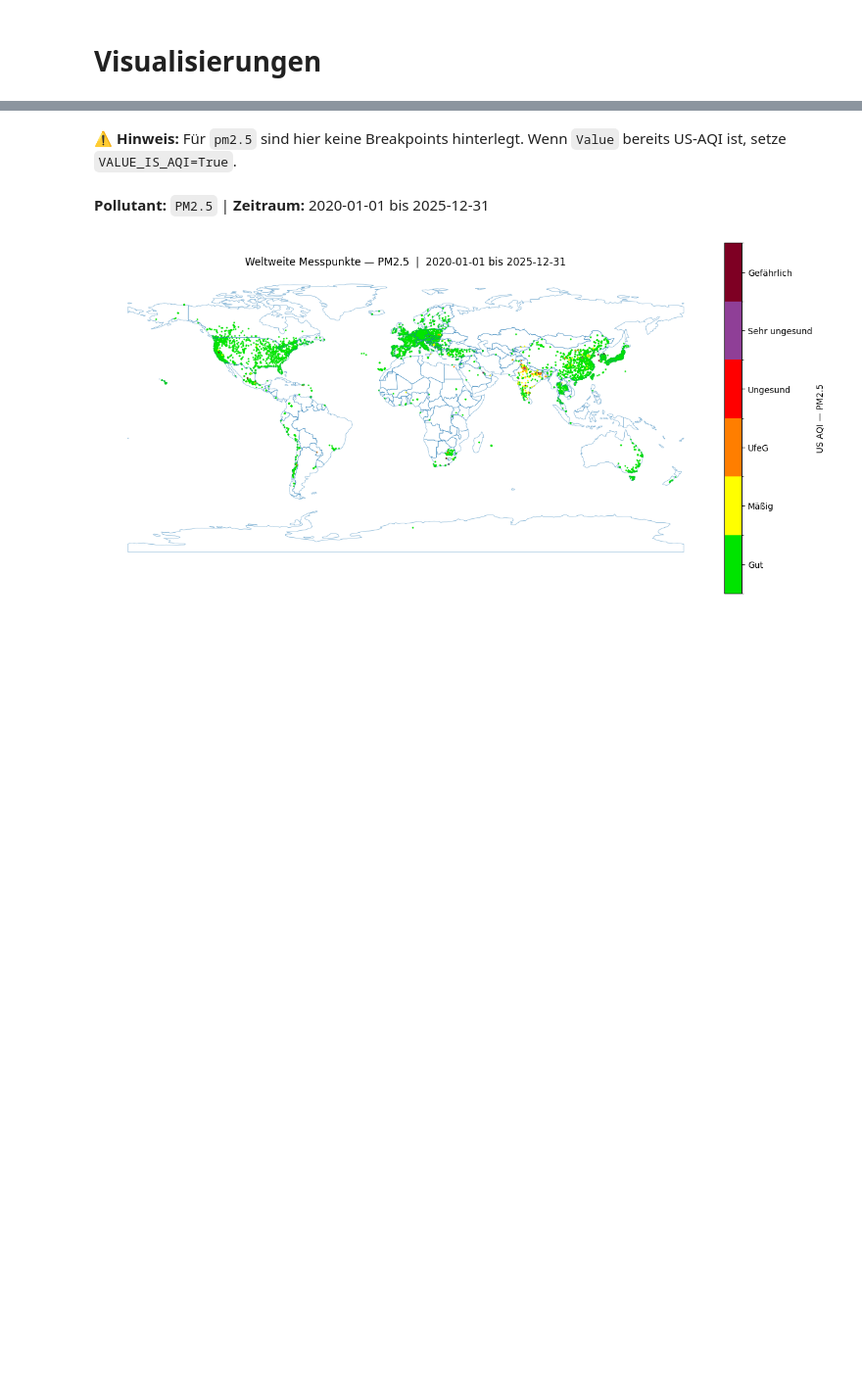
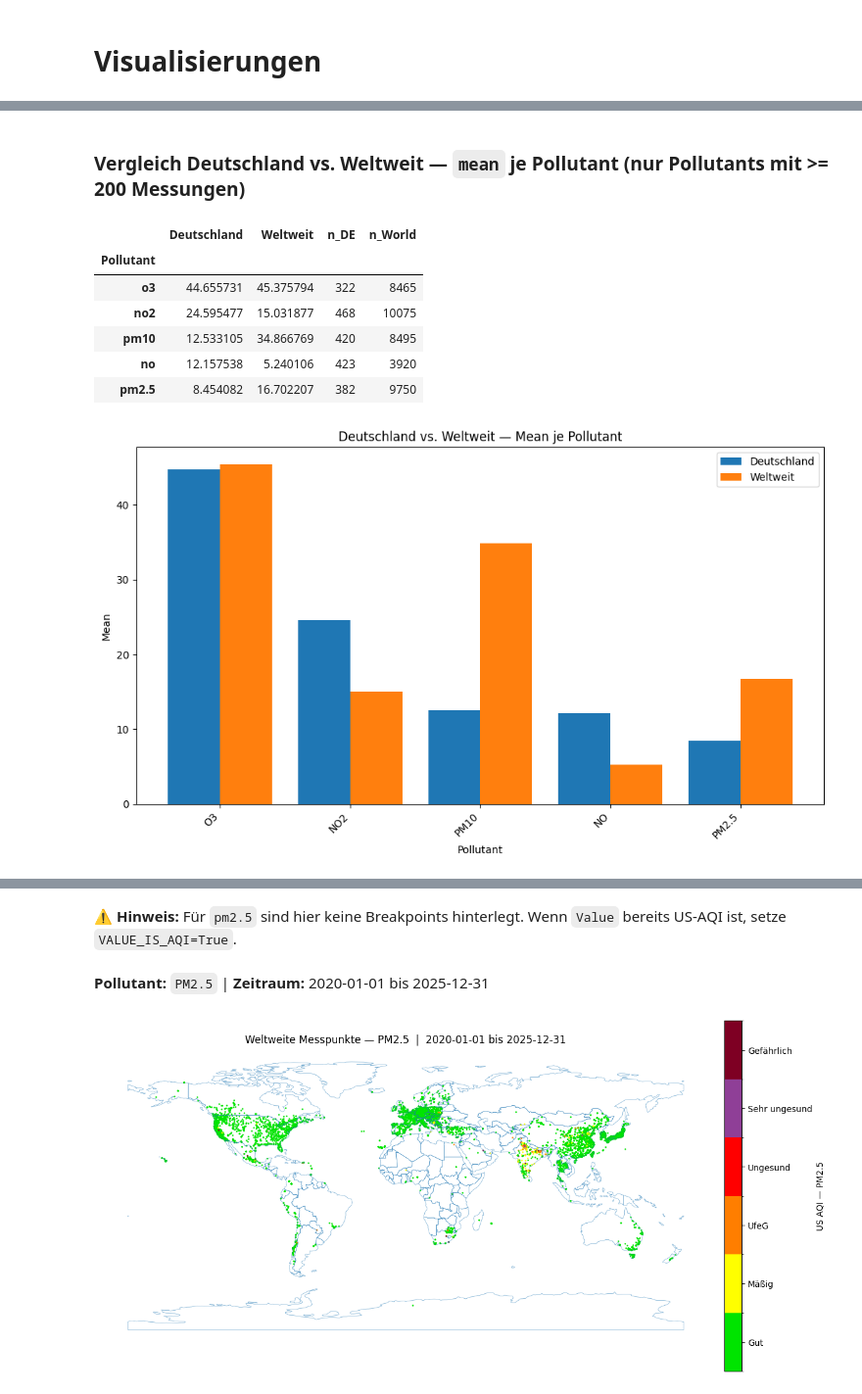
Before and after one commit to kbecker21/Python-Projekt, a Jupyter notebook: analyze_openaq_data.ipynb, the cells around one changed output, grey strips where cells are left out. Shown at 98% size. Cells and saved outputs as stored; diff of their text form; code cells hidden in the pictures; blank space fills up the shorter version.

```diff
--- a/analyze_openaq_data.ipynb
+++ b/analyze_openaq_data.ipynb
@@ -269,0 +337,67 @@ else:
+# %%
+# --- Vergleich Deutschland vs. Weltweit (pro Pollutant) ---#
+
+
+# Parameter
+METRIC = "mean"  # "mean", "median", "min", "max", "std", "count"
+TOP_N = None     # z.B. 10; None = alle
+
+# Mindestanzahl Messungen, damit ein Pollutant im Vergleich landet (vermeidet z.B. UM003 mit n=4)
+MIN_N_COMPARE = 200
+
+# Prüfen, ob Stats vorhanden sind
+if 'stats_de' not in globals() or 'stats_global' not in globals():
+    raise NameError("Erwarte Variablen 'stats_de' und 'stats_global' aus den vorherigen Zellen.")
+
+if not isinstance(stats_de, pd.DataFrame) or not isinstance(stats_global, pd.DataFrame):
+    raise TypeError("stats_de/stats_global sollten DataFrames sein.")
+
+if stats_de.empty or stats_global.empty:
+    display(Markdown("**Hinweis:** Keine Daten für Deutschland oder weltweit vorhanden, um den Vergleich zu zeichnen."))
+else:
+    if METRIC not in stats_de.columns or METRIC not in stats_global.columns:
+        raise ValueError(f"METRIC='{METRIC}' nicht in Spalten vorhanden. Verfügbar: {list(stats_global.columns)}")
+
+    # nur Pollutants mit genügend Daten
+    valid = (stats_de.index.intersection(stats_global.index))
+    valid = valid[(stats_de.loc[valid, "count"] >= MIN_N_COMPARE) & (stats_global.loc[valid, "count"] >= MIN_N_COMPARE)]
+
+    comp = pd.DataFrame({
+        "Deutschland": stats_de.loc[valid, METRIC],
+        "Weltweit": stats_global.loc[valid, METRIC],
+        "n_DE": stats_de.loc[valid, "count"],
+        "n_World": stats_global.loc[valid, "count"],
+    }).sort_values("Deutschland", ascending=False)
+
+    if TOP_N is not None:
+        comp = comp.head(TOP_N)
+
+    display(Markdown(f"### Vergleich Deutschland vs. Weltweit — `{METRIC}` je Pollutant "
+                     f"(nur Pollutants mit >= {MIN_N_COMPARE} Messungen)"))
+    display(comp)
+
+    labels = comp.index.str.upper()
+    x = np.arange(len(labels))
+    width = 0.4
+
+    fig, ax = plt.subplots(figsize=(10, 6))
+    ax.bar(x - width/2, comp["Deutschland"].values, width, label="Deutschland")
+    ax.bar(x + width/2, comp["Weltweit"].values, width, label="Weltweit")
+    ax.set_xticks(x)
+    ax.set_xticklabels(labels, rotation=45, ha='right')
+    ax.set_ylabel(METRIC.title())
+    ax.set_xlabel("Pollutant")
+    ax.set_title(f"Deutschland vs. Weltweit — {METRIC.title()} je Pollutant")
+    ax.legend()
+    plt.tight_layout()
+    plt.show()
+# %% [output]
+### Vergleich Deutschland vs. Weltweit — `mean` je Pollutant (nur Pollutants mit >= 200 Messungen)
+|  | Deutschland | Weltweit | n_DE | n_World |
+| Pollutant |  |  |  |  |
+| o3 | 44.655731 | 45.375794 | 322 | 8465 |
+| no2 | 24.595477 | 15.031877 | 468 | 10075 |
+| pm10 | 12.533105 | 34.866769 | 420 | 8495 |
+| no | 12.157538 | 5.240106 | 423 | 3920 |
+| pm2.5 | 8.454082 | 16.702207 | 382 | 9750 |
+[figure, added]
```
Also changed, not shown: parts of 15 cells of this notebook, 1 other file.
